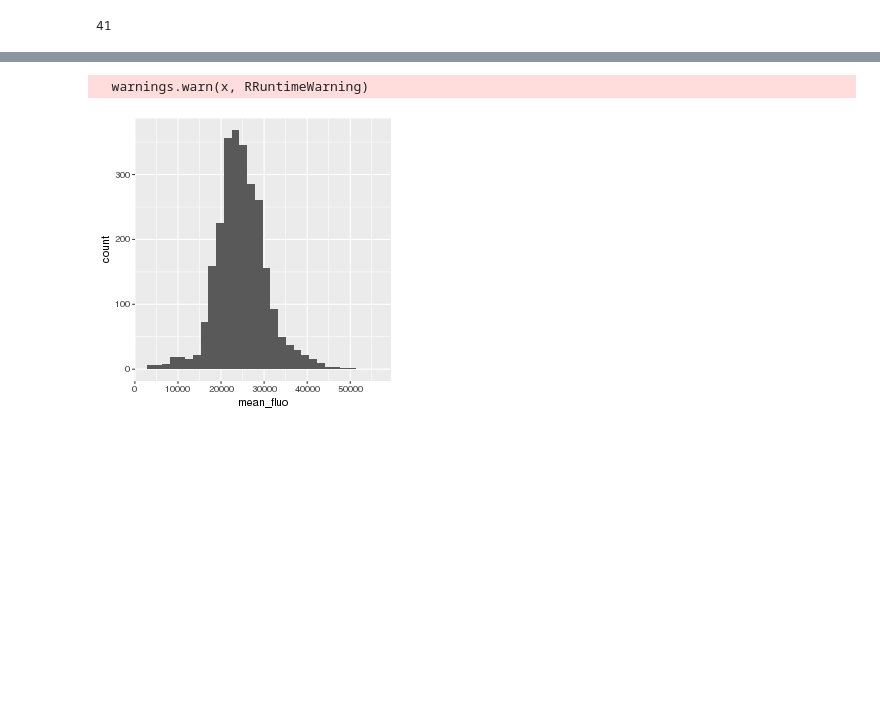
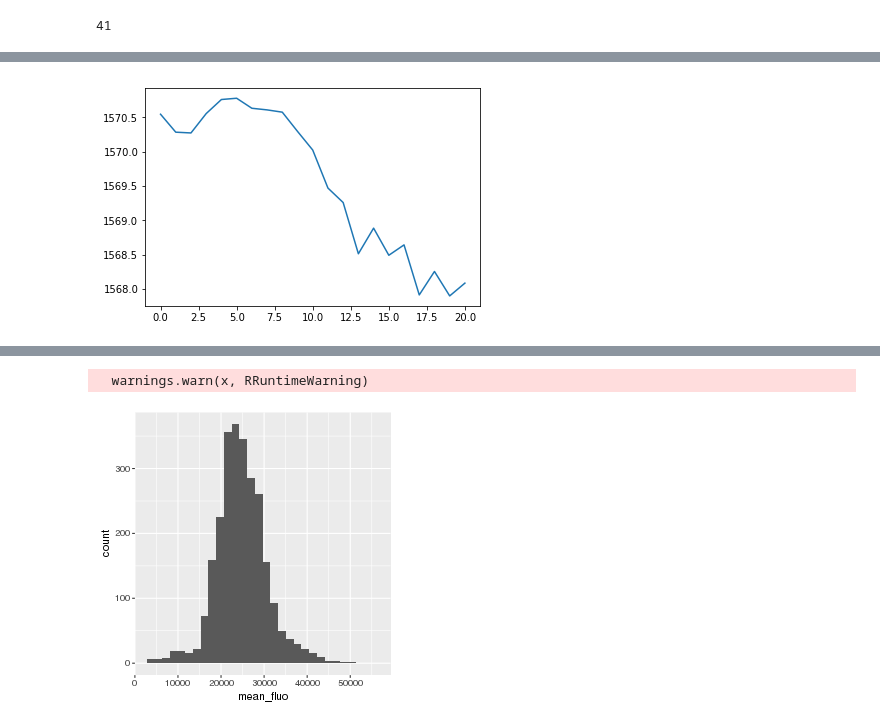
Before and after one commit to guiwitz/DeepPlateSegmenter, a Jupyter notebook: deep_plate_analysis.ipynb, the cells around one changed output, grey strips where cells are left out. Saved outputs shown, nothing was run; the diff lists cells and outputs as text; code cells hidden in the pictures; blank space fills up the shorter version.

```diff
--- a/deep_plate_analysis.ipynb
+++ b/deep_plate_analysis.ipynb
@@ -114,0 +116,7 @@ for i in range(41,42):#range(len(positions)):
+# %%
+stack = MMobj.get_stack( frame=0,channel=0,position=10, compress = 1)
+# %%
+plt.plot([np.mean(stack[:,:,i][newMask==1]) for i in range(stack.shape[2])])
+plt.show()
+# %% [output]
+[figure, added]
```
Also changed, not shown: parts of 9 cells of this notebook, 2 other files.
